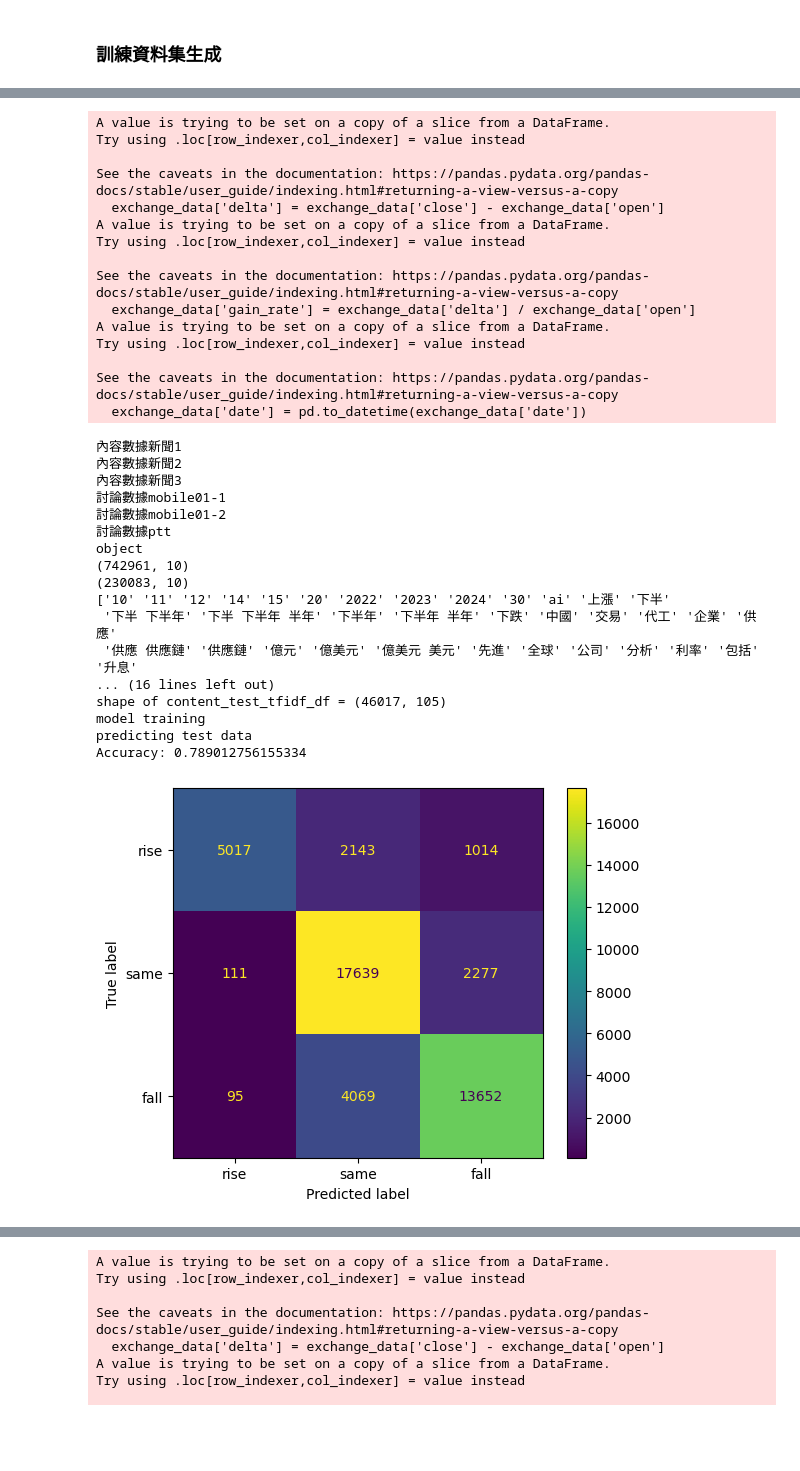
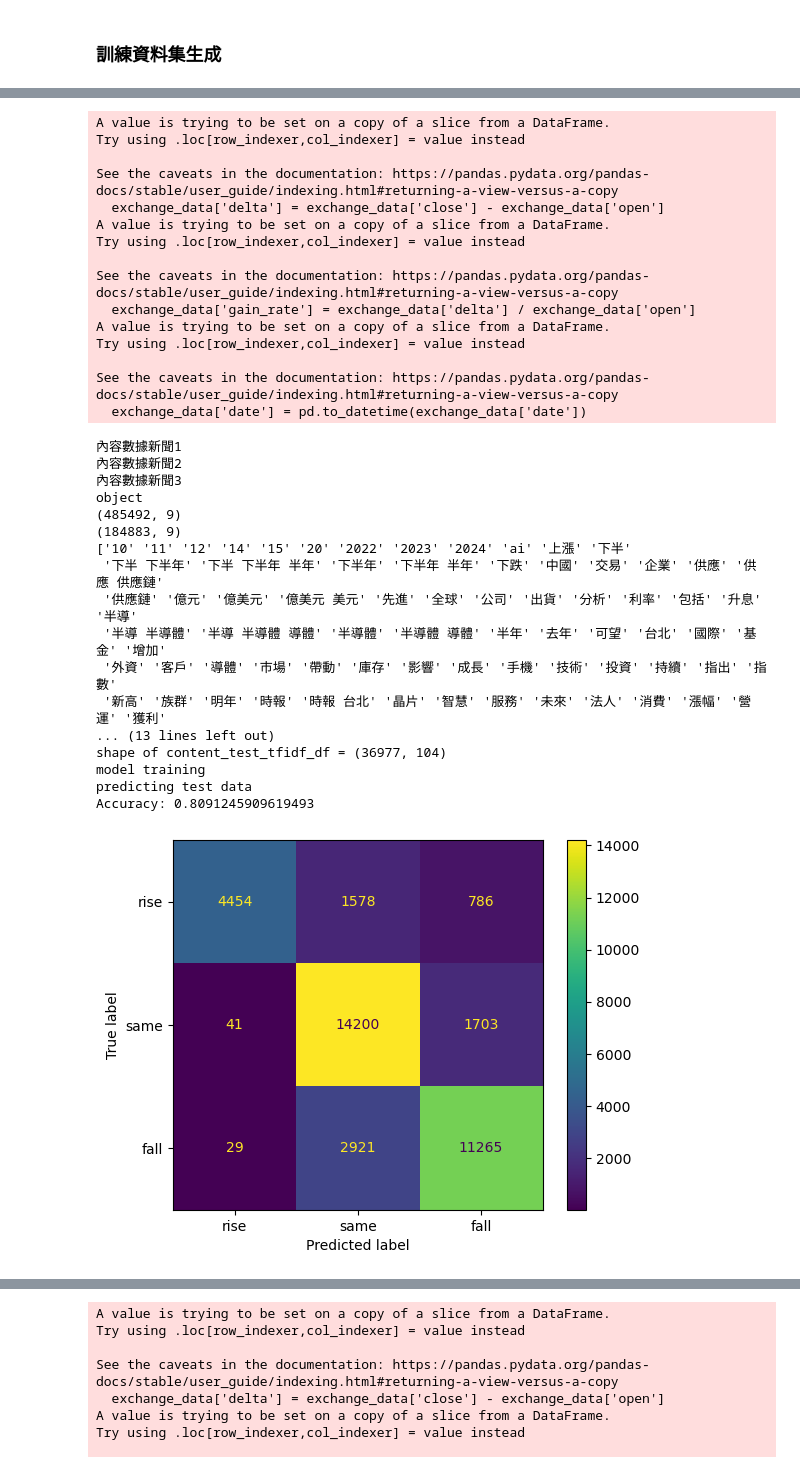
Before and after one commit to ruby0322/bda-midterm-project, a Jupyter notebook: no-bert/bda_midterm_project_4_v2.ipynb, the cells around one changed output, grey strips where cells are left out. Drawn from its saved outputs; the diff is of its cells as text; code cells hidden in the pictures; blank space fills up the shorter version.

```diff
--- a/no-bert/bda_midterm_project_4_v2.ipynb
+++ b/no-bert/bda_midterm_project_4_v2.ipynb
@@ -319,44 +539,44 @@ object
 # %%
-# 2330 台積電
+# 2330 台積電 0.001
 keywords = ['台積電', '半導體', 'AI', '蘋果', 'Apple', '台灣積體電路', '臺灣積體電路', '張忠謀', '晶片', '晶圓', '護國神山']
 stock_data_source = '微股力個股交易數據-2年'
-content_data_source = ['內容數據新聞1', '內容數據新聞2', '內容數據新聞3', '討論數據mobile01-1', '討論數據mobile01-2', '討論數據ptt']
+content_data_source = ['內容數據新聞1', '內容數據新聞2', '內容數據新聞3']
 stock_symbol = '2330'
 n_days_after = 5
 
 phase_1_and_2(stock_data_source, content_data_source, stock_symbol, keywords, n_days_after)
 # %% [output]
 A value is trying to be set on a copy of a slice from a DataFrame.
 Try using .loc[row_indexer,col_indexer] = value instead
 
 See the caveats in the documentation: https://pandas.pydata.org/pandas-docs/stable/user_guide/indexing.html#returning-a-view-versus-a-copy
   exchange_data['delta'] = exchange_data['close'] - exchange_data['open']
 A value is trying to be set on a copy of a slice from a DataFrame.
 Try using .loc[row_indexer,col_indexer] = value instead
 
 See the caveats in the documentation: https://pandas.pydata.org/pandas-docs/stable/user_guide/indexing.html#returning-a-view-versus-a-copy
   exchange_data['gain_rate'] = exchange_data['delta'] / exchange_data['open']
 A value is trying to be set on a copy of a slice from a DataFrame.
 Try using .loc[row_indexer,col_indexer] = value instead
 
 See the caveats in the documentation: https://pandas.pydata.org/pandas-docs/stable/user_guide/indexing.html#returning-a-view-versus-a-copy
   exchange_data['date'] = pd.to_datetime(exchange_data['date'])
 內容數據新聞1
 內容數據新聞2
 內容數據新聞3
-討論數據mobile01-1
-討論數據mobile01-2
-討論數據ptt
 object
-(742961, 10)
-(230083, 10)
-['10' '11' '12' '14' '15' '20' '2022' '2023' '2024' '30' 'ai' '上漲' '下半'
- '下半 下半年' '下半 下半年 半年' '下半年' '下半年 半年' '下跌' '中國' '交易' '代工' '企業' '供應'
- '供應 供應鏈' '供應鏈' '億元' '億美元' '億美元 美元' '先進' '全球' '公司' '分析' '利率' '包括' '升息'
-... (16 lines left out)
-shape of content_test_tfidf_df = (46017, 105)
+(485492, 9)
+(184883, 9)
+['10' '11' '12' '14' '15' '20' '2022' '2023' '2024' 'ai' '上漲' '下半'
+ '下半 下半年' '下半 下半年 半年' '下半年' '下半年 半年' '下跌' '中國' '交易' '企業' '供應' '供應 供應鏈'
+ '供應鏈' '億元' '億美元' '億美元 美元' '先進' '全球' '公司' '出貨' '分析' '利率' '包括' '升息' '半導'
+ '半導 半導體' '半導 半導體 導體' '半導體' '半導體 導體' '半年' '去年' '可望' '台北' '國際' '基金' '增加'
+ '外資' '客戶' '導體' '市場' '帶動' '庫存' '影響' '成長' '手機' '技術' '投資' '持續' '指出' '指數'
+ '新高' '族群' '明年' '時報' '時報 台北' '晶片' '智慧' '服務' '未來' '法人' '消費' '漲幅' '營運' '獲利'
+... (13 lines left out)
+shape of content_test_tfidf_df = (36977, 104)
 model training
 predicting test data
-Accuracy: 0.789012756155334
+Accuracy: 0.8091245909619493
-[figure, old version]
+[figure, new version]
 # %%
```
Also changed, not shown: parts of 12 cells of this notebook.
